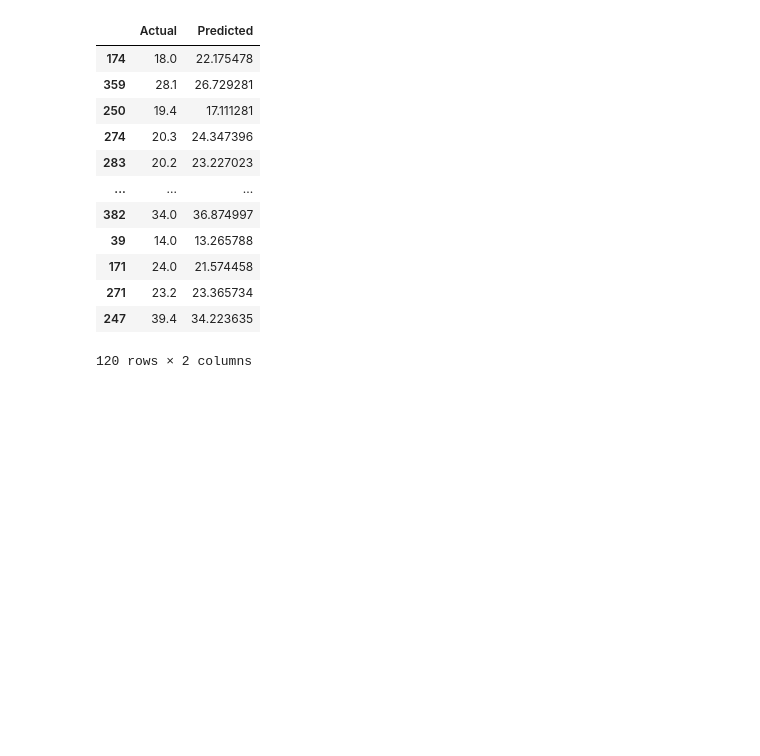
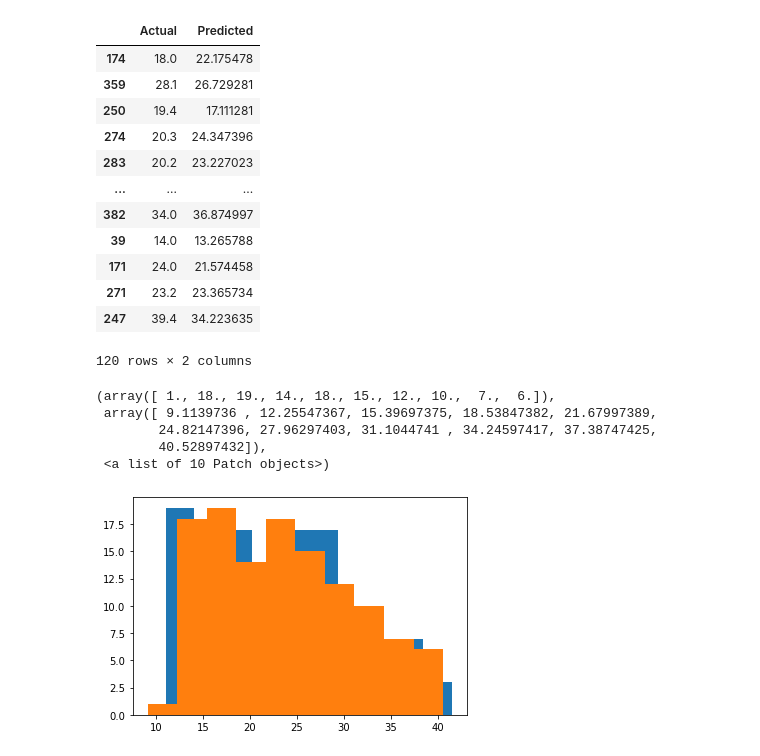
Before and after one commit to Iamsbharti/ML-AI, a Jupyter notebook: algorithms/Liner-Regression/auto_linear.ipynb, the cells around one changed output. Cells and saved outputs as stored; diff of their text form; code cells hidden in the pictures; blank space fills up the shorter version.

Commit message:
bar plot actual vs predicted polynomial

```diff
--- a/algorithms/Liner-Regression/auto_linear.ipynb
+++ b/algorithms/Liner-Regression/auto_linear.ipynb
@@ -283,3 +283,13 @@ df
 | 271 | 23.2 | 23.365734 |
 | 247 | 39.4 | 34.223635 |
 120 rows × 2 columns
+# %%
+plt.hist(y_test.mpg,label='Actual')
+plt.hist(y_pred,label='Prediction',stacked=True)
+# %% [output]
+(array([ 1., 18., 19., 14., 18., 15., 12., 10.,  7.,  6.]),
+ array([ 9.1139736 , 12.25547367, 15.39697375, 18.53847382, 21.67997389,
+        24.82147396, 27.96297403, 31.1044741 , 34.24597417, 37.38747425,
+        40.52897432]),
+ <a list of 10 Patch objects>)
+[figure, added]
```
